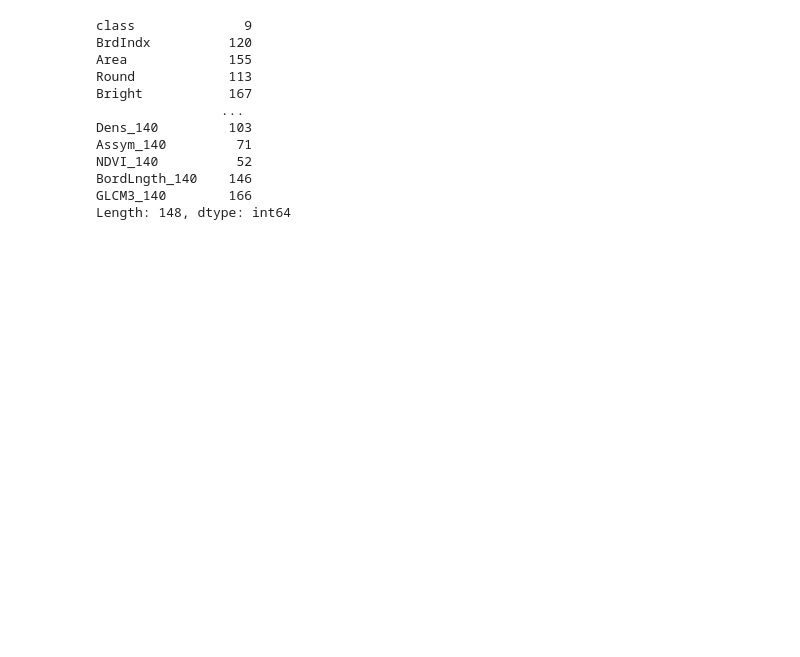
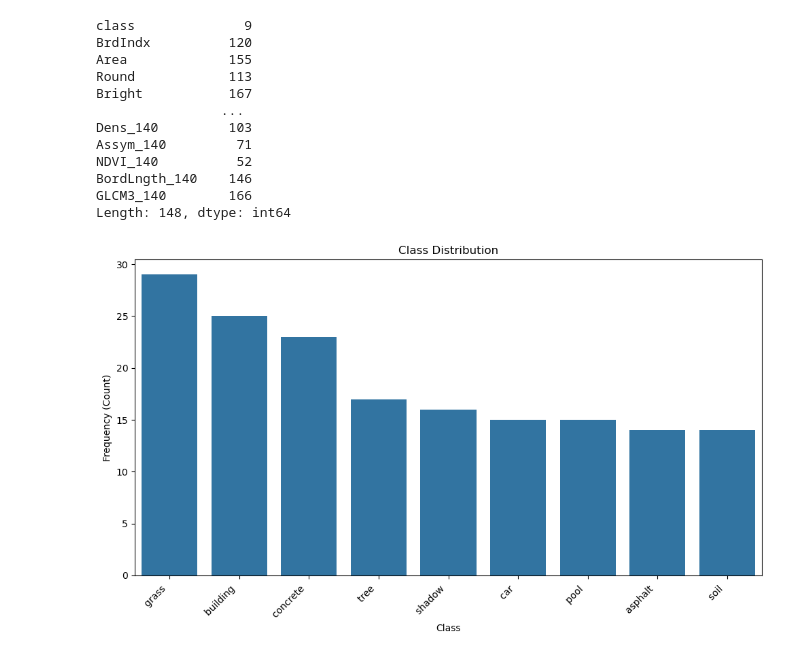
Before and after one commit to ethangreeney/FDSassignment2, a Jupyter notebook: LandUrbanCover.ipynb, the cells around one changed output. Cells and saved outputs as stored; diff of their text form; code cells hidden in the pictures; blank space fills up the shorter version.

Commit message:
Class Distribution

```diff
--- a/LandUrbanCover.ipynb
+++ b/LandUrbanCover.ipynb
@@ -90,3 +68,14 @@ NDVI_140          52
 BordLngth_140    146
 GLCM3_140        166
 Length: 148, dtype: int64
+# %%
+plt.figure(figsize=(10, 6))
+sns.countplot(x='class', data=df, order=df['class'].value_counts().index)
+plt.title('Class Distribution')
+plt.xlabel('Class')
+plt.ylabel('Frequency (Count)')
+plt.xticks(rotation=45, ha='right')
+plt.tight_layout()
+plt.show()
+# %% [output]
+[figure, added]
```
Also changed, not shown: parts of 7 cells of this notebook.
